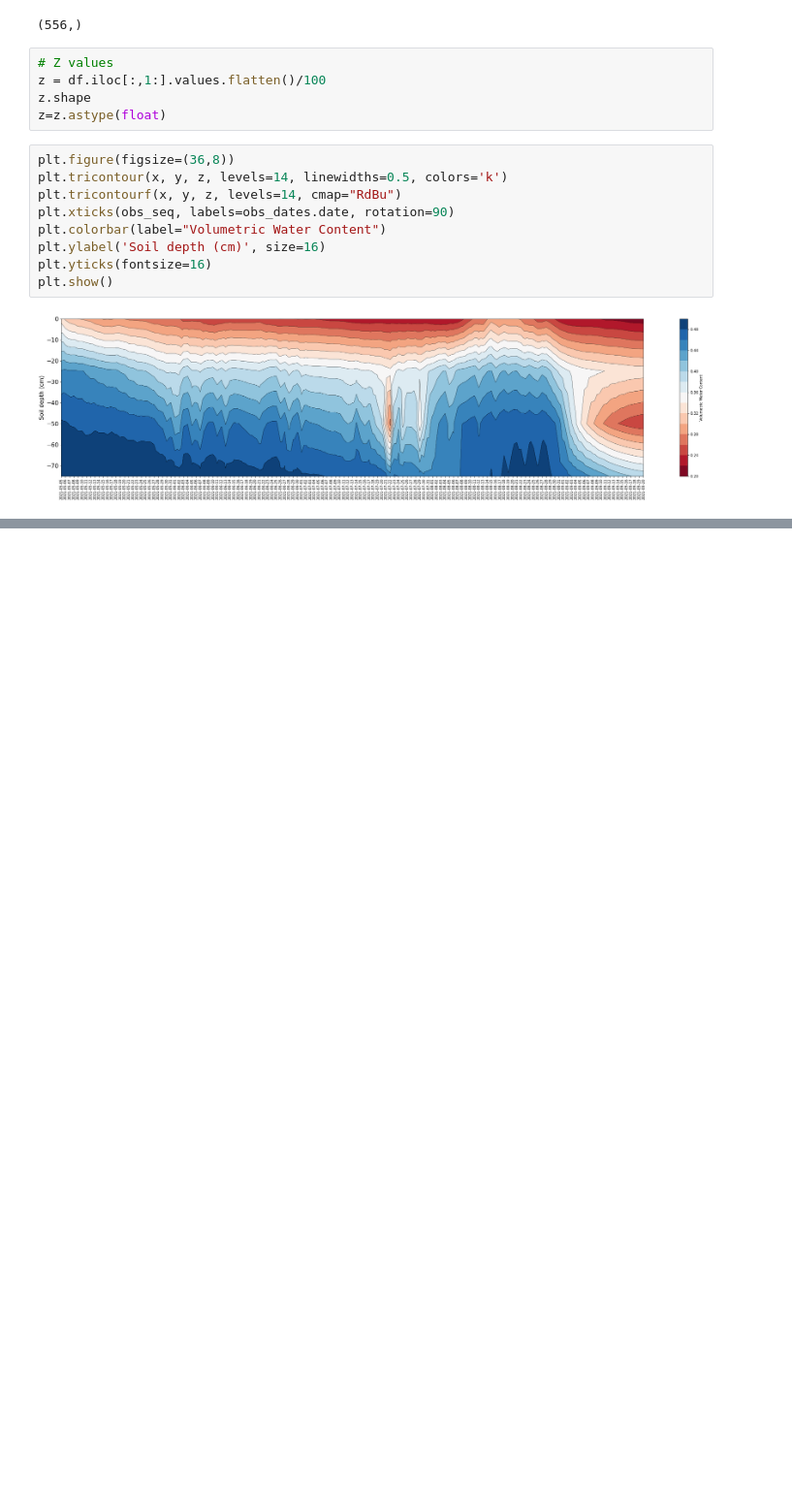
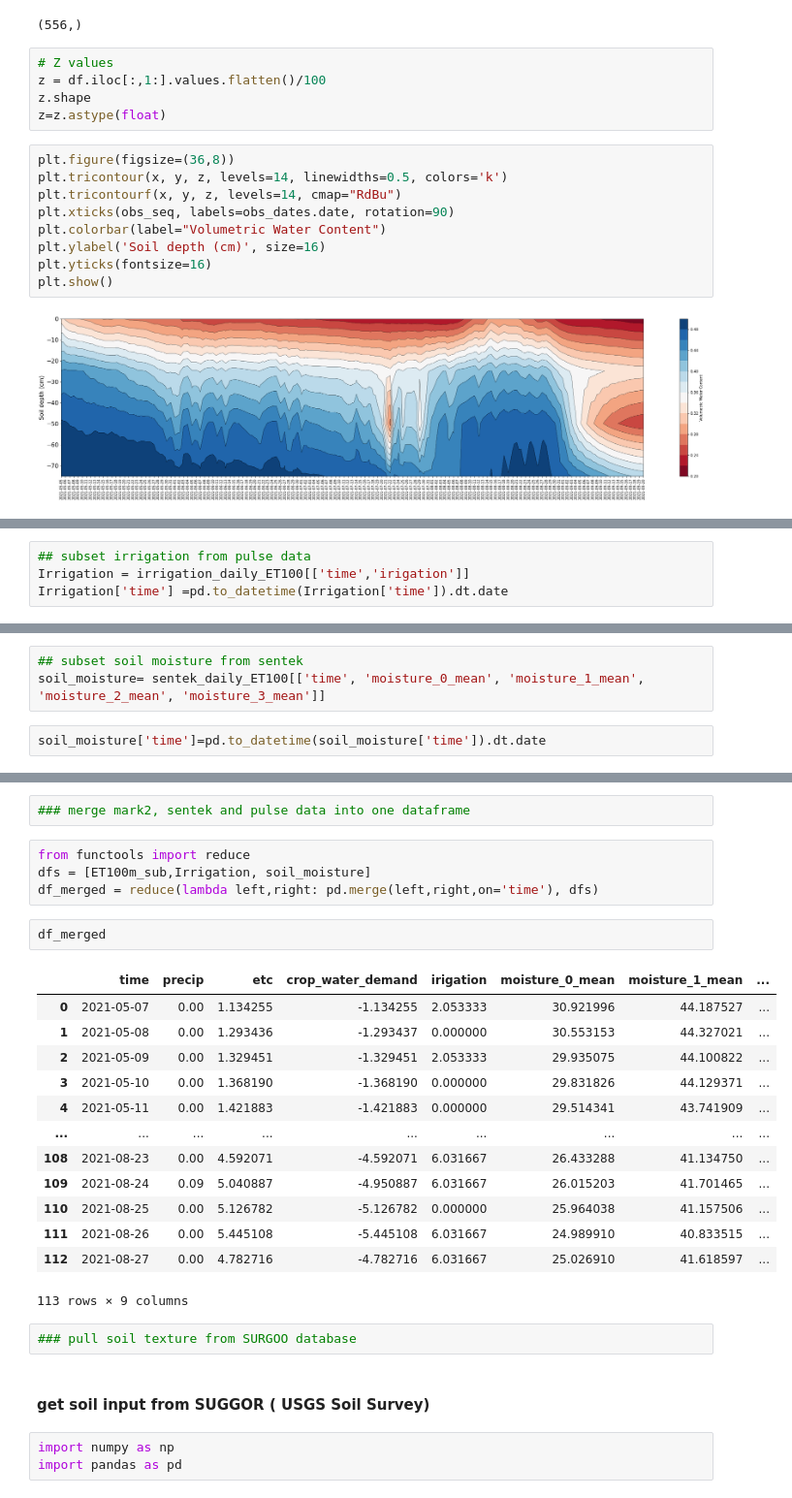
Before and after one commit to Arable/data-check, a Jupyter notebook: UCD_tomato_Water_Balance.ipynb, the cells around one changed output, grey strips where cells are left out. Shown: that part at 97% size. Drawn from its saved outputs; the diff is of its cells as text; blank space fills up the shorter version.

```diff
--- a/UCD_tomato_Water_Balance.ipynb
+++ b/UCD_tomato_Water_Balance.ipynb
@@ -240,0 +310,4 @@ plt.show()
+# %%
+## subset irrigation from pulse data
+Irrigation = irrigation_daily_ET100[['time','irigation']]
+Irrigation['time'] =pd.to_datetime(Irrigation['time']).dt.date
@@ -240,0 +335,5 @@ plt.show()
+# %%
+## subset soil moisture from sentek
+soil_moisture= sentek_daily_ET100[['time', 'moisture_0_mean', 'moisture_1_mean', 'moisture_2_mean', 'moisture_3_mean']]
+# %%
+soil_moisture['time']=pd.to_datetime(soil_moisture['time']).dt.date
@@ -240,0 +361,29 @@ plt.show()
+# %%
+### merge mark2, sentek and pulse data into one dataframe
+# %%
+from functools import reduce
+dfs = [ET100m_sub,Irrigation, soil_moisture]
+df_merged = reduce(lambda left,right: pd.merge(left,right,on='time'), dfs)
+# %%
+df_merged
+# %% [output]
+|  | time | precip | etc | crop_water_demand | irigation | moisture_0_mean | moisture_1_mean | ... |
+| 0 | 2021-05-07 | 0.00 | 1.134255 | -1.134255 | 2.053333 | 30.921996 | 44.187527 | ... |
+| 1 | 2021-05-08 | 0.00 | 1.293436 | -1.293437 | 0.000000 | 30.553153 | 44.327021 | ... |
+| 2 | 2021-05-09 | 0.00 | 1.329451 | -1.329451 | 2.053333 | 29.935075 | 44.100822 | ... |
+| 3 | 2021-05-10 | 0.00 | 1.368190 | -1.368190 | 0.000000 | 29.831826 | 44.129371 | ... |
+| 4 | 2021-05-11 | 0.00 | 1.421883 | -1.421883 | 0.000000 | 29.514341 | 43.741909 | ... |
+| ... | ... | ... | ... | ... | ... | ... | ... | ... |
+| 108 | 2021-08-23 | 0.00 | 4.592071 | -4.592071 | 6.031667 | 26.433288 | 41.134750 | ... |
+| 109 | 2021-08-24 | 0.09 | 5.040887 | -4.950887 | 6.031667 | 26.015203 | 41.701465 | ... |
+| 110 | 2021-08-25 | 0.00 | 5.126782 | -5.126782 | 0.000000 | 25.964038 | 41.157506 | ... |
+| 111 | 2021-08-26 | 0.00 | 5.445108 | -5.445108 | 6.031667 | 24.989910 | 40.833515 | ... |
+| 112 | 2021-08-27 | 0.00 | 4.782716 | -4.782716 | 6.031667 | 25.026910 | 41.618597 | ... |
+113 rows × 9 columns
+# %%
+### pull soil texture from SURGOO database
+# %% [markdown]
+#### get soil input from SUGGOR ( USGS Soil Survey)
+# %%
+import numpy as np
+import pandas as pd
```
Also changed, not shown: parts of 33 cells of this notebook.
